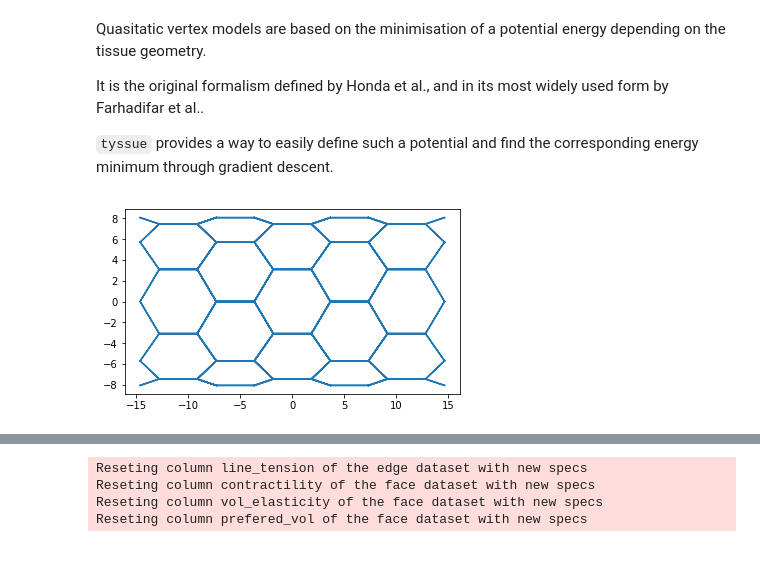
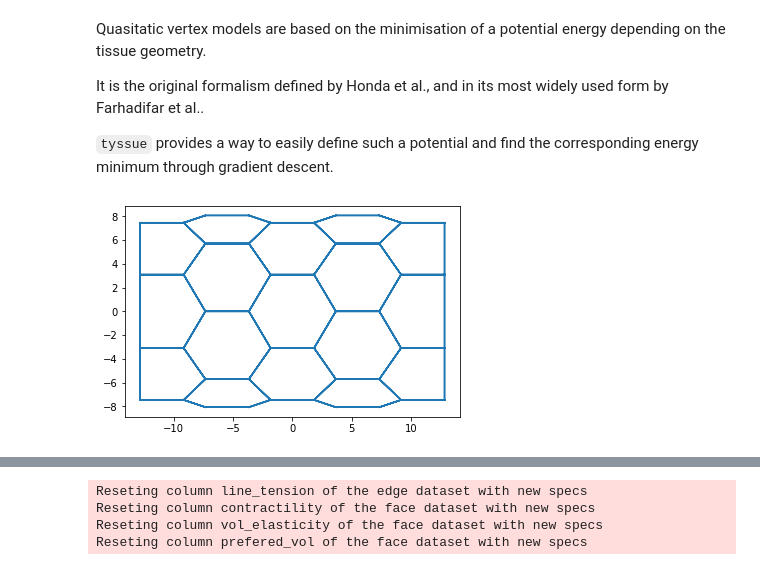
Before and after one commit to DamCB/tyssue-demo, a Jupyter notebook: Quasistatic_models.ipynb, the cells around one changed output, grey strips where cells are left out. Drawn from its saved outputs; the diff is of its cells as text; code cells hidden in the pictures.

```diff
--- a/Quasistatic_models.ipynb
+++ b/Quasistatic_models.ipynb
@@ -27,19 +27,19 @@ from tyssue.io import hdf5
 # %%
 h5store = 'data/small_hexagonal.hf5'
 #h5store = 'data/before_apoptosis.hf5'
 
 datasets = hdf5.load_datasets(h5store,
                               data_names=['face', 'vert', 'edge'])
 specs = config.geometry.cylindrical_sheet()
 sheet = Sheet('emin', datasets, specs)
-
+sheet.sanitize(trim_borders=True, order_edges=True)
 
 geom.update_all(sheet)
 
 
 fig, ax = sheet_view(sheet, ['z', 'x'], mode='quick')
 # %% [output]
-[figure, old version]
+[figure, new version]
 # %% [markdown]
 ### Effector classes
 
```
Also changed, not shown: parts of 9 cells of this notebook, 12 other files.
